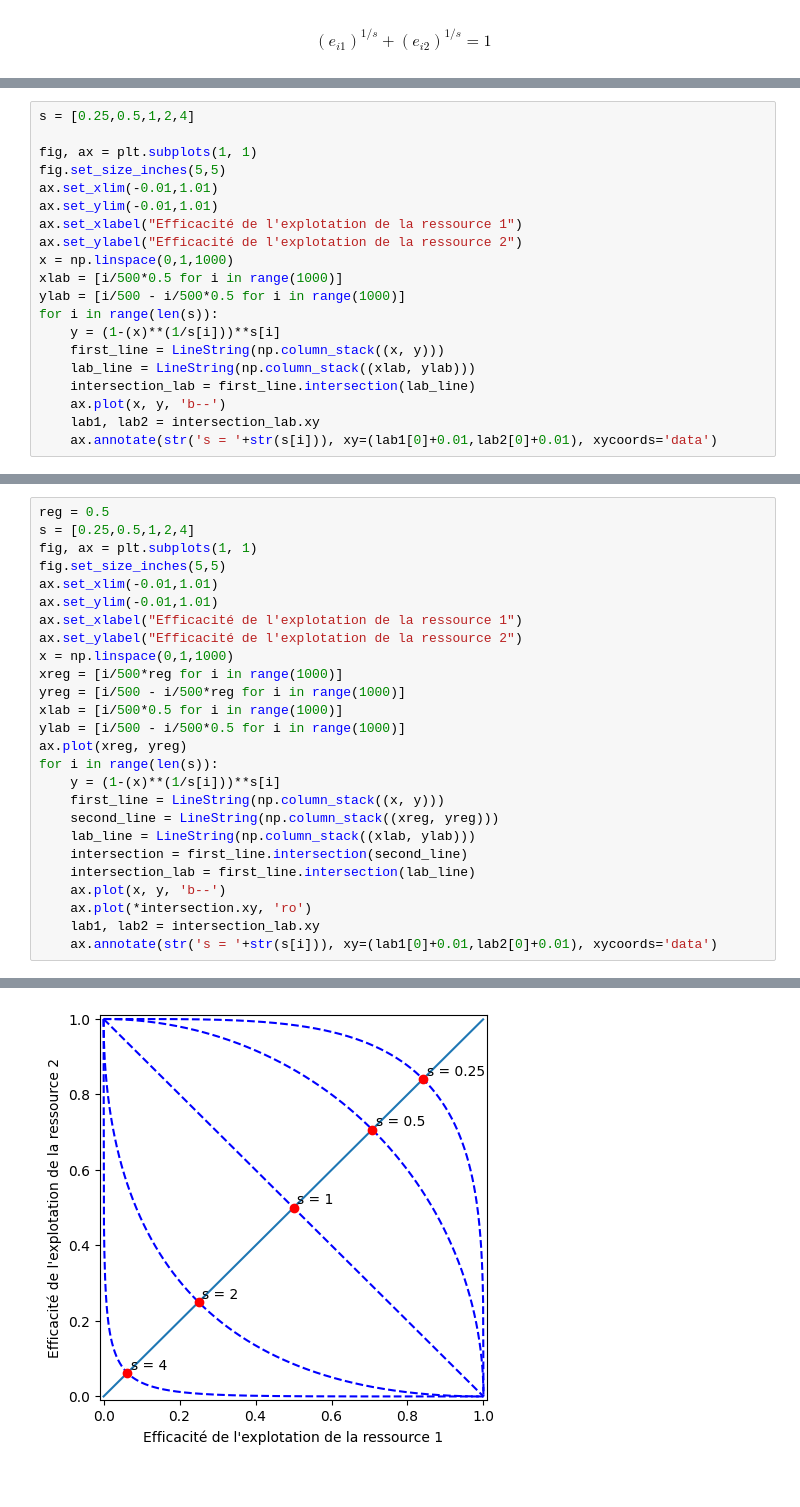
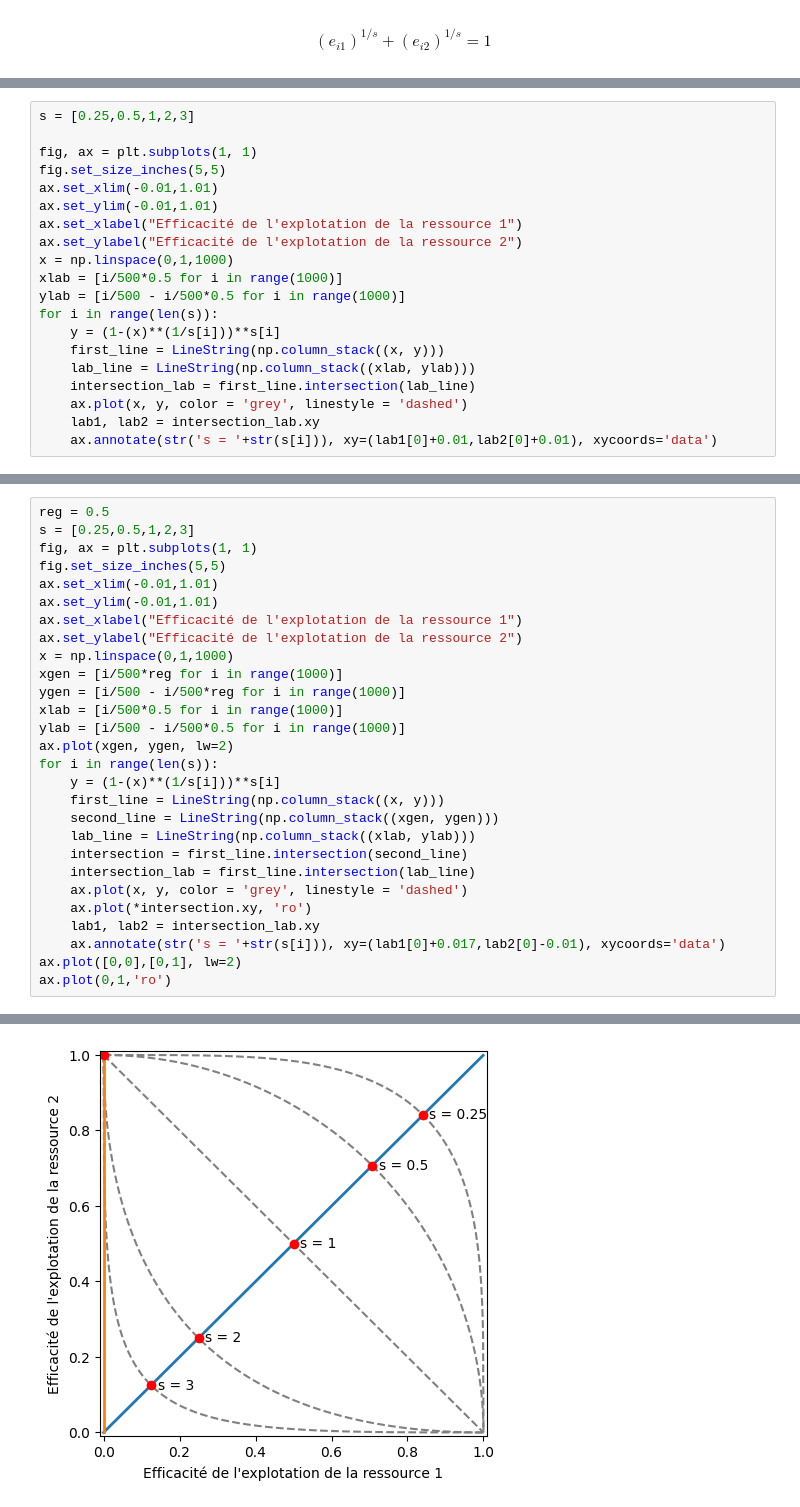
Before and after one commit to tabernard/community-generator, a Jupyter notebook: Presentation.ipynb, the cells around one changed output, grey strips where cells are left out. Cells and saved outputs as stored; diff of their text form.

```diff
--- a/Presentation.ipynb
+++ b/Presentation.ipynb
@@ -61,5 +65,5 @@ ax.plot([mu2]*2,
 # %%
-s = [0.25,0.5,1,2,4]
+s = [0.25,0.5,1,2,3]
 
 fig, ax = plt.subplots(1, 1)
 fig.set_size_inches(5,5)
@@ -75,7 +79,7 @@ for i in range(len(s)):
     first_line = LineString(np.column_stack((x, y)))
     lab_line = LineString(np.column_stack((xlab, ylab)))
     intersection_lab = first_line.intersection(lab_line)
-    ax.plot(x, y, 'b--')
+    ax.plot(x, y, color = 'grey', linestyle = 'dashed')
     lab1, lab2 = intersection_lab.xy
     ax.annotate(str('s = '+str(s[i])), xy=(lab1[0]+0.01,lab2[0]+0.01), xycoords='data')
 # %% [output]
@@ -83,6 +87,6 @@ for i in range(len(s)):
 # %%
 reg = 0.5
-s = [0.25,0.5,1,2,4]
+s = [0.25,0.5,1,2,3]
 fig, ax = plt.subplots(1, 1)
 fig.set_size_inches(5,5)
 ax.set_xlim(-0.01,1.01)
@@ -90,20 +94,22 @@ ax.set_ylim(-0.01,1.01)
 ax.set_xlabel("Efficacité de l'explotation de la ressource 1")
 ax.set_ylabel("Efficacité de l'explotation de la ressource 2")
 x = np.linspace(0,1,1000)
-xreg = [i/500*reg for i in range(1000)]
-yreg = [i/500 - i/500*reg for i in range(1000)]
+xgen = [i/500*reg for i in range(1000)]
+ygen = [i/500 - i/500*reg for i in range(1000)]
 xlab = [i/500*0.5 for i in range(1000)]
 ylab = [i/500 - i/500*0.5 for i in range(1000)]
-ax.plot(xreg, yreg)
+ax.plot(xgen, ygen, lw=2)
 for i in range(len(s)):
     y = (1-(x)**(1/s[i]))**s[i]
     first_line = LineString(np.column_stack((x, y)))
-    second_line = LineString(np.column_stack((xreg, yreg)))
+    second_line = LineString(np.column_stack((xgen, ygen)))
     lab_line = LineString(np.column_stack((xlab, ylab)))
     intersection = first_line.intersection(second_line)
     intersection_lab = first_line.intersection(lab_line)
-    ax.plot(x, y, 'b--')
+    ax.plot(x, y, color = 'grey', linestyle = 'dashed')
     ax.plot(*intersection.xy, 'ro')
     lab1, lab2 = intersection_lab.xy
-    ax.annotate(str('s = '+str(s[i])), xy=(lab1[0]+0.01,lab2[0]+0.01), xycoords='data')
+    ax.annotate(str('s = '+str(s[i])), xy=(lab1[0]+0.017,lab2[0]-0.01), xycoords='data')
+ax.plot([0,0],[0,1], lw=2)
+ax.plot(0,1,'ro')
 # %% [output]
@@ -110 +117 @@ for i in range(len(s)):
-[figure, old version]
+[figure, new version]
```
Also changed, not shown: parts of 9 cells of this notebook, 1 other file.
